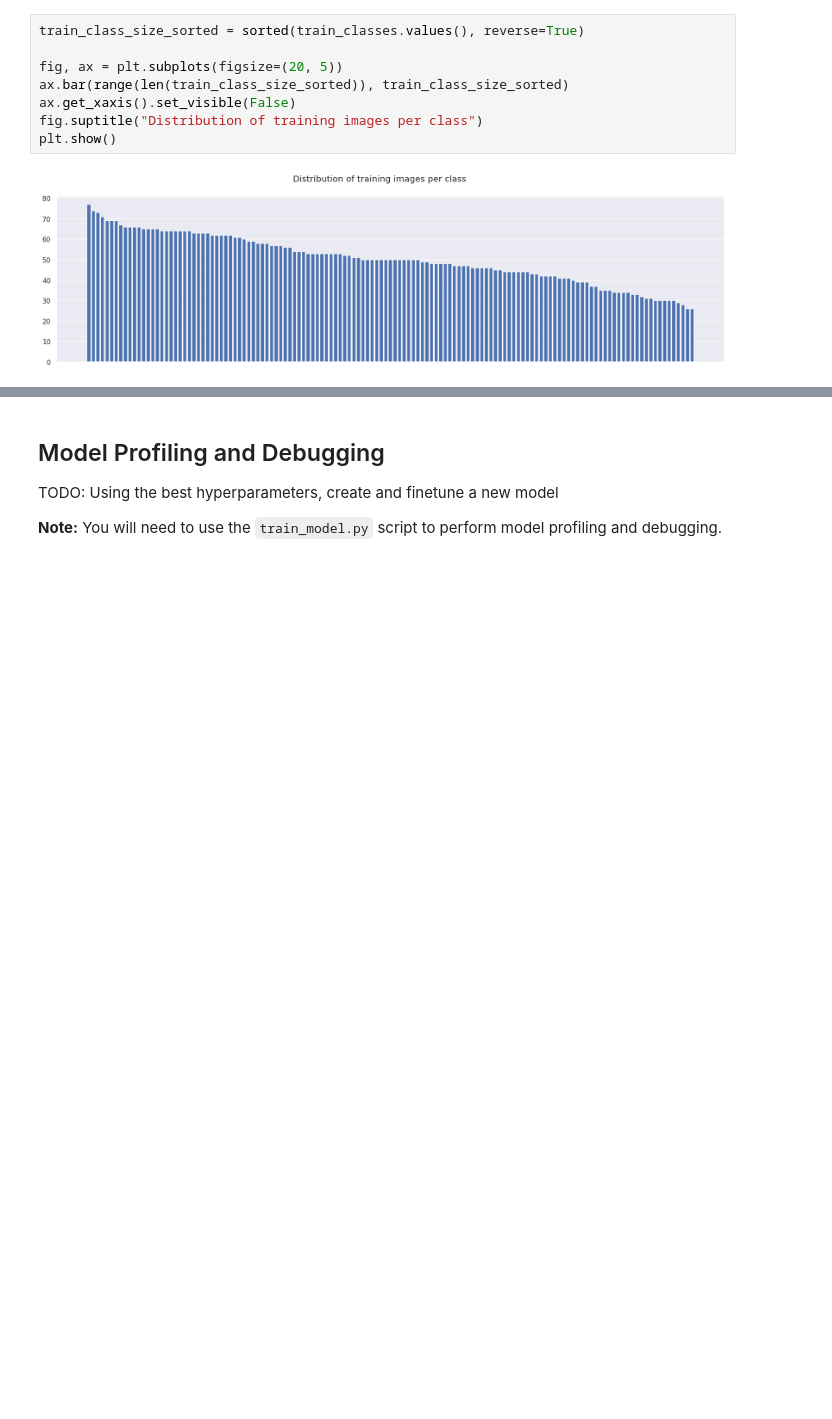
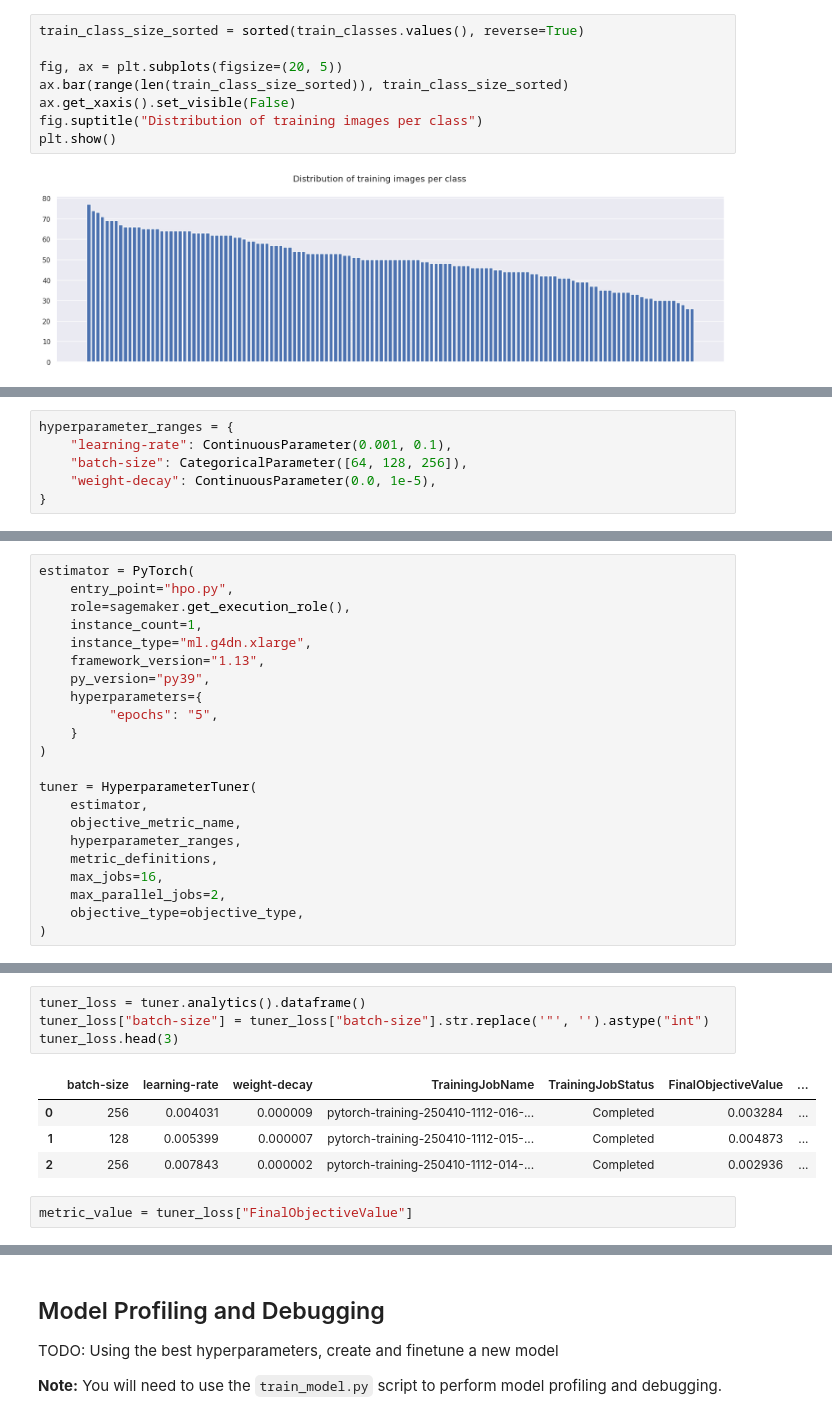
Before and after one commit to PiotrGrabysz/Classify-dog-breed-AWS, a Jupyter notebook: train_and_deploy.ipynb, the cells around one changed output, grey strips where cells are left out. Saved outputs shown, nothing was run; the diff lists cells and outputs as text; blank space fills up the shorter version.

```diff
--- a/train_and_deploy.ipynb
+++ b/train_and_deploy.ipynb
@@ -214,0 +142,6 @@ best_estimator.hyperparameters()
+# %%
+hyperparameter_ranges = {
+    "learning-rate": ContinuousParameter(0.001, 0.1),
+    "batch-size": CategoricalParameter([64, 128, 256]),
+    "weight-decay": ContinuousParameter(0.0, 1e-5),
+}
@@ -214,0 +152,22 @@ best_estimator.hyperparameters()
+# %%
+estimator = PyTorch(
+    entry_point="hpo.py",
+    role=sagemaker.get_execution_role(),
+    instance_count=1,
+    instance_type="ml.g4dn.xlarge",
+    framework_version="1.13",
+    py_version="py39",
+    hyperparameters={
+         "epochs": "5",
+    }
+)
+
+tuner = HyperparameterTuner(
+    estimator,
+    objective_metric_name,
+    hyperparameter_ranges,
+    metric_definitions,
+    max_jobs=16,
+    max_parallel_jobs=2,
+    objective_type=objective_type,
+)
@@ -214,0 +247,11 @@ best_estimator.hyperparameters()
+# %%
+tuner_loss = tuner.analytics().dataframe()
+tuner_loss["batch-size"] = tuner_loss["batch-size"].str.replace('"', '').astype("int")
+tuner_loss.head(3)
+# %% [output]
+|  | batch-size | learning-rate | weight-decay | TrainingJobName | TrainingJobStatus | FinalObjectiveValue | ... |
+| 0 | 256 | 0.004031 | 0.000009 | pytorch-training-250410-1112-016-... | Completed | 0.003284 | ... |
+| 1 | 128 | 0.005399 | 0.000007 | pytorch-training-250410-1112-015-... | Completed | 0.004873 | ... |
+| 2 | 256 | 0.007843 | 0.000002 | pytorch-training-250410-1112-014-... | Completed | 0.002936 | ... |
+# %%
+metric_value = tuner_loss["FinalObjectiveValue"]
```
Also changed, not shown: parts of 23 cells of this notebook.
